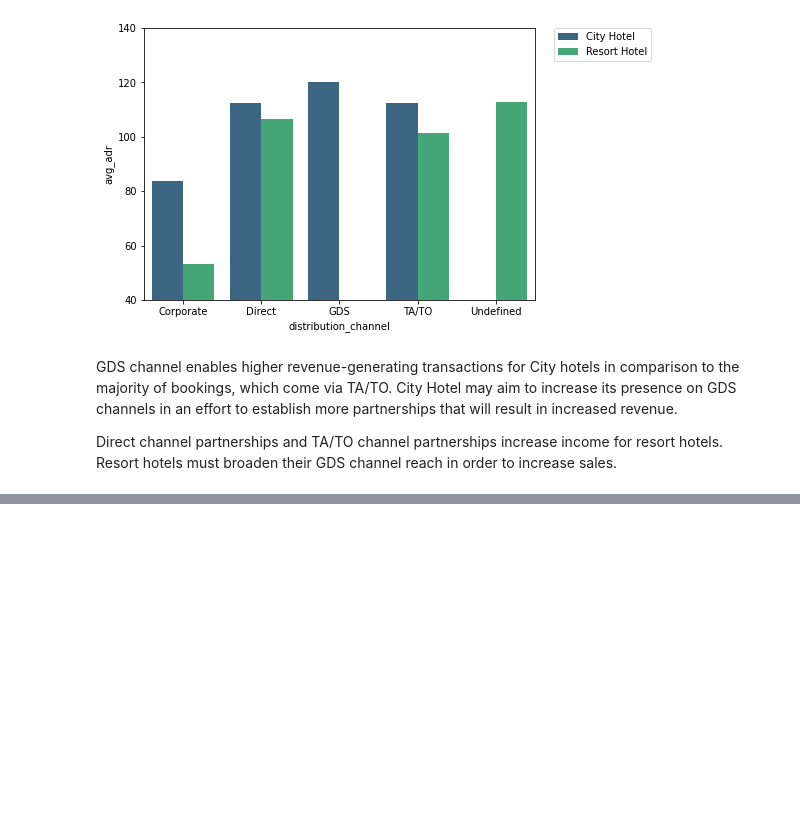
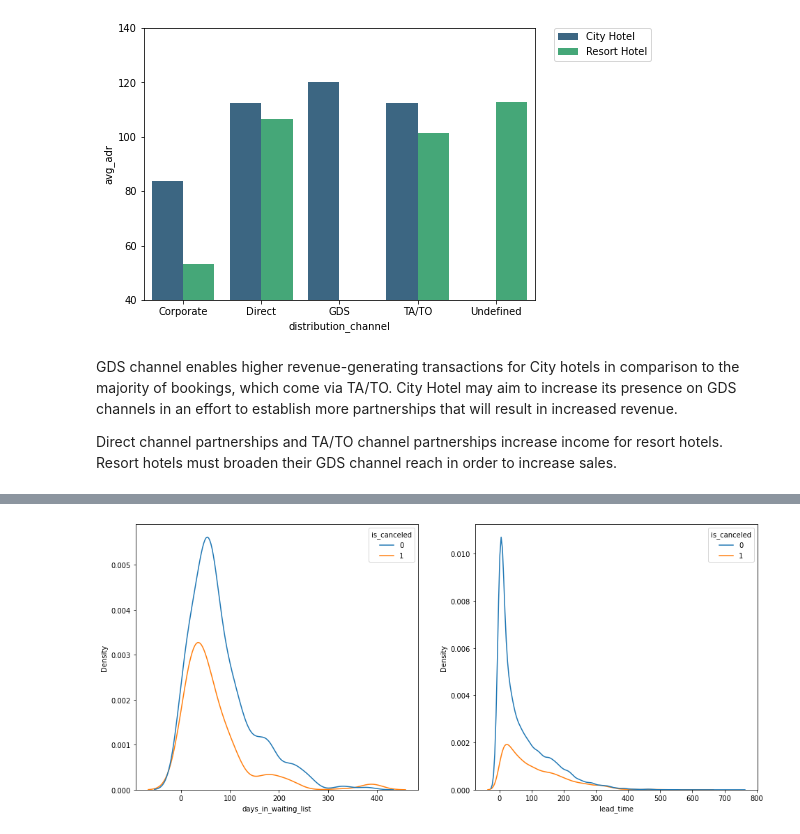
Before and after one commit to Shashankshekharpandey/Hotel-Booking-Analysis, a Jupyter notebook: Hotel_Booking_Analysis.ipynb, the cells around one changed output, grey strips where cells are left out. Saved outputs shown, nothing was run; the diff lists cells and outputs as text; code cells hidden in the pictures; blank space fills up the shorter version.

```diff
--- a/Hotel_Booking_Analysis.ipynb
+++ b/Hotel_Booking_Analysis.ipynb
@@ -491,0 +506,10 @@ Direct channel partnerships and TA/TO channel partnerships increase income for r
+# %%
+waiting_bookings = df1[df1['days_in_waiting_list'] !=0]
+# %%
+# Line graph for booking and cancellation with respect to waiting period.
+fig, axes = plt.subplots(1,2,figsize=(16,7))
+sns.kdeplot(ax=axes[0], x='days_in_waiting_list',  hue= 'is_canceled', data = waiting_bookings)
+sns.kdeplot(ax=axes[1], x=df1['lead_time'], hue = df1['is_canceled'])
+plt.show()
+# %% [output]
+[figure, added]
```
Also changed, not shown: parts of 7 cells of this notebook.
